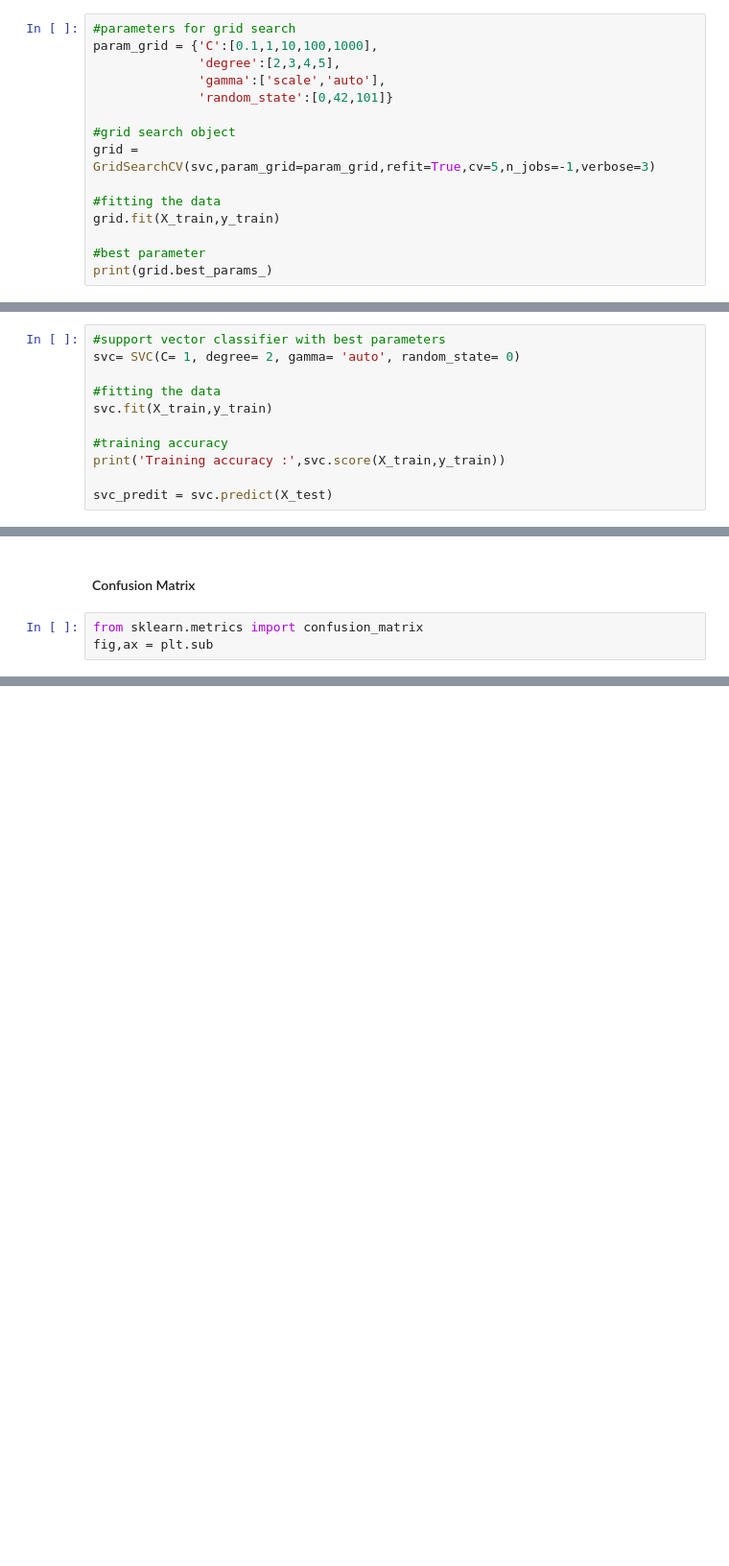
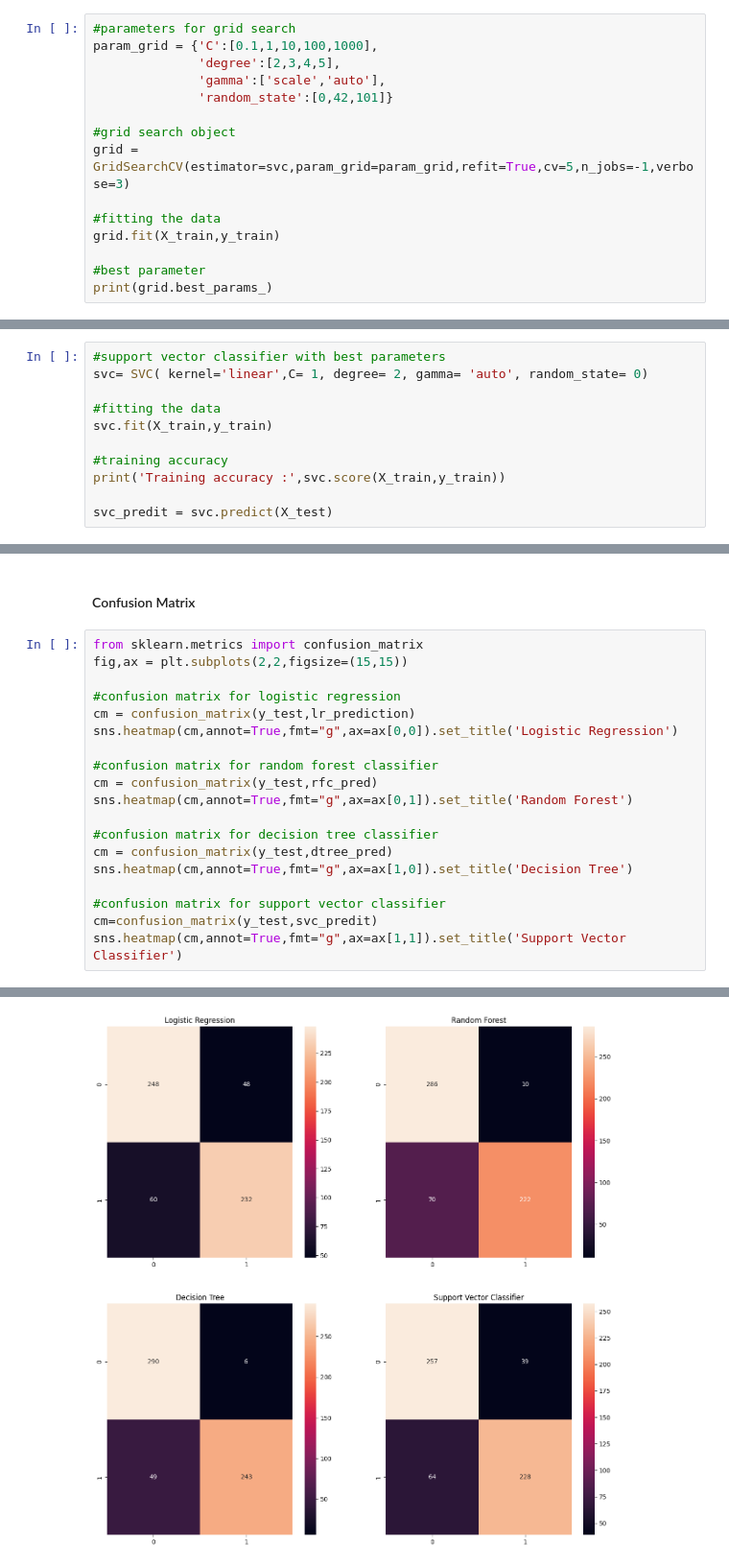
Before and after one commit to karmegamwithai/Osteoporosis-Risk-Prediction, a Jupyter notebook: notebook/Model_Building.ipynb, the cells around one changed output, grey strips where cells are left out. Shown at 96% size. Cells and saved outputs as stored; diff of their text form; blank space fills up the shorter version.

```diff
--- a/notebook/Model_Building.ipynb
+++ b/notebook/Model_Building.ipynb
@@ -205,7 +222,7 @@ param_grid = {'C':[0.1,1,10,100,1000],
               'random_state':[0,42,101]}
 
 #grid search object
-grid = GridSearchCV(svc,param_grid=param_grid,refit=True,cv=5,n_jobs=-1,verbose=3)
+grid = GridSearchCV(estimator=svc,param_grid=param_grid,refit=True,cv=5,n_jobs=-1,verbose=3)
 
 #fitting the data
 grid.fit(X_train,y_train)
@@ -215,6 +235,6 @@ print(grid.best_params_)
 # %%
 #support vector classifier with best parameters
-svc= SVC(C= 1, degree= 2, gamma= 'auto', random_state= 0)
+svc= SVC( kernel='linear',C= 1, degree= 2, gamma= 'auto', random_state= 0)
 
 #fitting the data
 svc.fit(X_train,y_train)
@@ -234,4 +258,21 @@ print("Model saved successfully!")
 #### Confusion Matrix
 # %%
 from sklearn.metrics import confusion_matrix
-fig,ax = plt.sub
+fig,ax = plt.subplots(2,2,figsize=(15,15))
+
+#confusion matrix for logistic regression
+cm = confusion_matrix(y_test,lr_prediction)
+sns.heatmap(cm,annot=True,fmt="g",ax=ax[0,0]).set_title('Logistic Regression')
+
+#confusion matrix for random forest classifier
+cm = confusion_matrix(y_test,rfc_pred)
+sns.heatmap(cm,annot=True,fmt="g",ax=ax[0,1]).set_title('Random Forest')
+
+#confusion matrix for decision tree classifier
+cm = confusion_matrix(y_test,dtree_pred)
+sns.heatmap(cm,annot=True,fmt="g",ax=ax[1,0]).set_title('Decision Tree')
+
+#confusion matrix for support vector classifier
+cm=confusion_matrix(y_test,svc_predit)
+sns.heatmap(cm,annot=True,fmt="g",ax=ax[1,1]).set_title('Support Vector Classifier')
+# %% [output]
@@ -237,0 +280 @@ fig,ax = plt.sub
+[figure, added]
```
Also changed, not shown: parts of 22 cells of this notebook, 1 other file.
